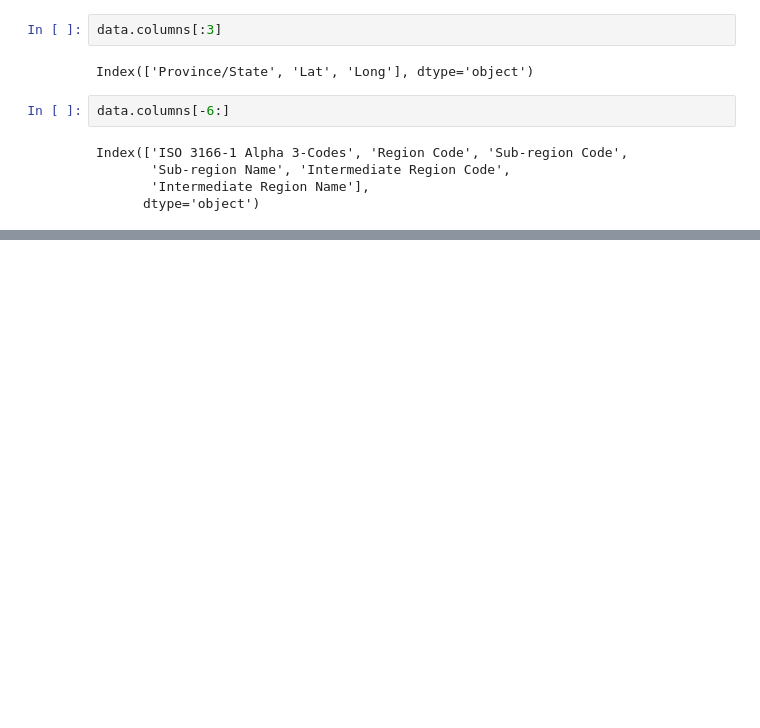
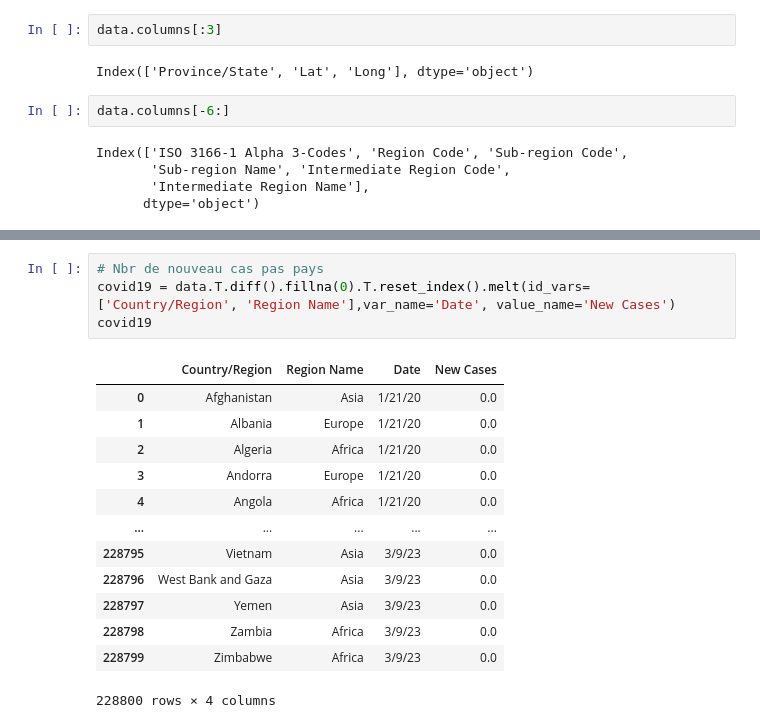
Before and after one commit to MarcGLOAGUEN/pandemic_covid19, a Jupyter notebook: DataCleaning_Looker.ipynb, the cells around one changed output, grey strips where cells are left out. Cells and saved outputs as stored; diff of their text form; blank space fills up the shorter version.

```diff
--- a/DataCleaning_Looker.ipynb
+++ b/DataCleaning_Looker.ipynb
@@ -19,0 +44,18 @@ Index(['ISO 3166-1 Alpha 3-Codes', 'Region Code', 'Sub-region Code',
+# %%
+# Nbr de nouveau cas pas pays
+covid19 = data.T.diff().fillna(0).T.reset_index().melt(id_vars=['Country/Region', 'Region Name'],var_name='Date', value_name='New Cases')
+covid19
+# %% [output]
+|  | Country/Region | Region Name | Date | New Cases |
+| 0 | Afghanistan | Asia | 1/21/20 | 0.0 |
+| 1 | Albania | Europe | 1/21/20 | 0.0 |
+| 2 | Algeria | Africa | 1/21/20 | 0.0 |
+| 3 | Andorra | Europe | 1/21/20 | 0.0 |
+| 4 | Angola | Africa | 1/21/20 | 0.0 |
+| ... | ... | ... | ... | ... |
+| 228795 | Vietnam | Asia | 3/9/23 | 0.0 |
+| 228796 | West Bank and Gaza | Asia | 3/9/23 | 0.0 |
+| 228797 | Yemen | Asia | 3/9/23 | 0.0 |
+| 228798 | Zambia | Africa | 3/9/23 | 0.0 |
+| 228799 | Zimbabwe | Africa | 3/9/23 | 0.0 |
+228800 rows × 4 columns
```
Also changed, not shown: parts of 24 cells of this notebook.
